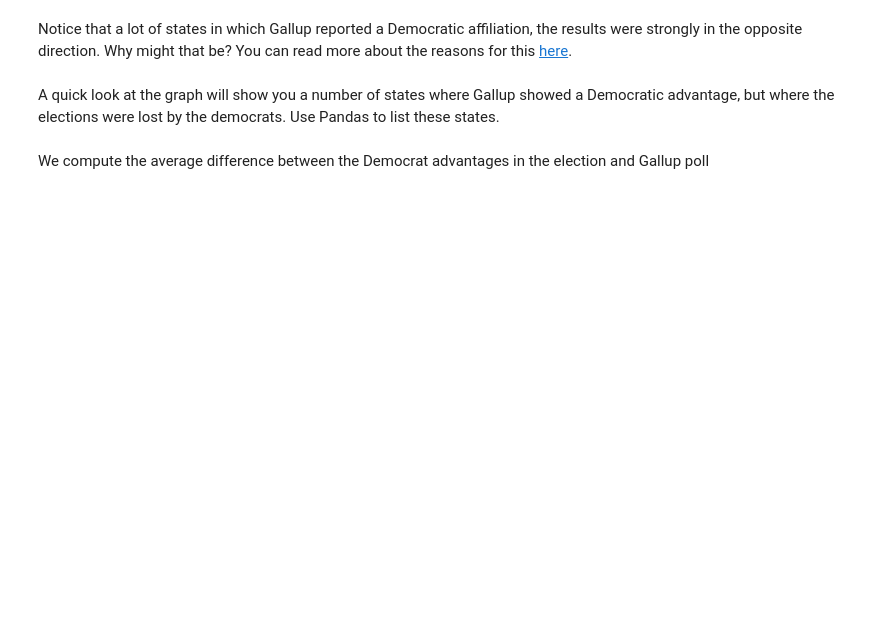
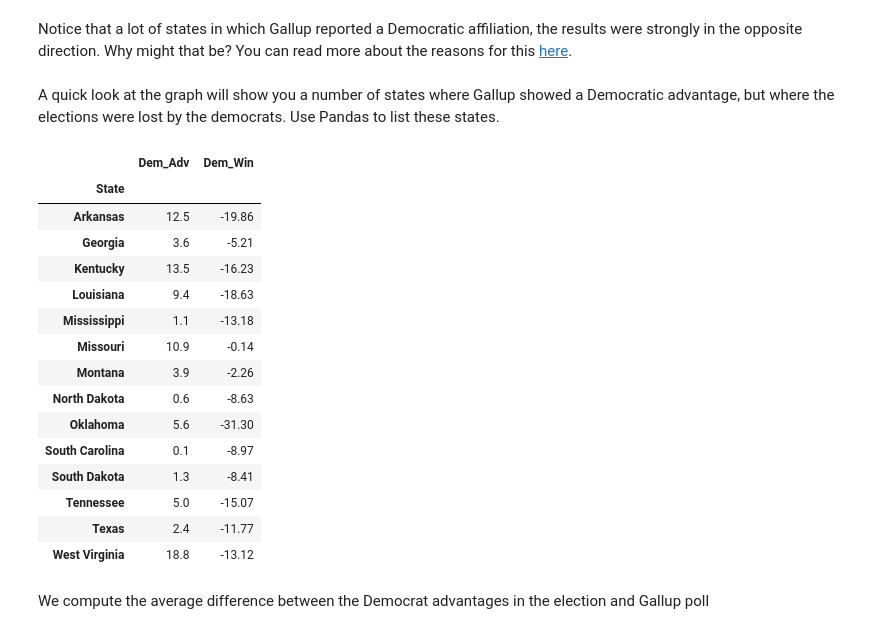
Before and after one commit to nikogamulin/DataScience, a Jupyter notebook: cs109/homeworks/HW2/HW2.ipynb, the cells around one changed output. Drawn from its saved outputs; the diff is of its cells as text; code cells hidden in the pictures; blank space fills up the shorter version.

```diff
--- a/cs109/homeworks/HW2/HW2.ipynb
+++ b/cs109/homeworks/HW2/HW2.ipynb
@@ -584,6 +672,24 @@ Notice that a lot of states in which Gallup reported a Democratic affiliation, t
 A quick look at the graph will show you a number of states where Gallup showed a Democratic advantage, but where the elections were lost by the democrats. Use Pandas to list these states.
 # %%
 #your code here
+prediction_08[(prediction_08.Dem_Win < 0) & (prediction_08.Dem_Adv > 0)]
+# %% [output]
+|  | Dem_Adv | Dem_Win |
+| State |  |  |
+| Arkansas | 12.5 | -19.86 |
+| Georgia | 3.6 | -5.21 |
+| Kentucky | 13.5 | -16.23 |
+| Louisiana | 9.4 | -18.63 |
+| Mississippi | 1.1 | -13.18 |
+| Missouri | 10.9 | -0.14 |
+| Montana | 3.9 | -2.26 |
+| North Dakota | 0.6 | -8.63 |
+| Oklahoma | 5.6 | -31.30 |
+| South Carolina | 0.1 | -8.97 |
+| South Dakota | 1.3 | -8.41 |
+| Tennessee | 5.0 | -15.07 |
+| Texas | 2.4 | -11.77 |
+| West Virginia | 18.8 | -13.12 |
 # %% [markdown]
 We compute the average difference between the Democrat advantages in the election and Gallup poll
 # %%
```
Also changed, not shown: parts of 19 cells of this notebook.
